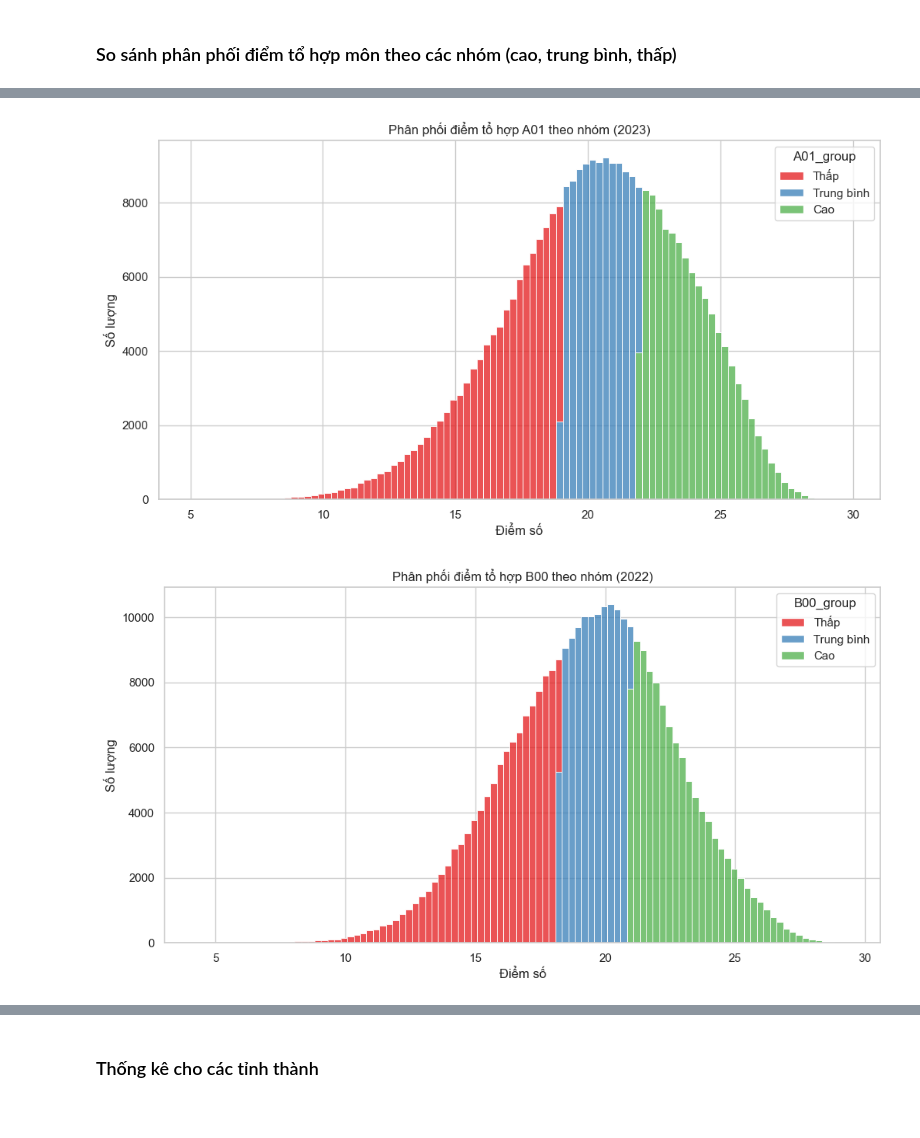
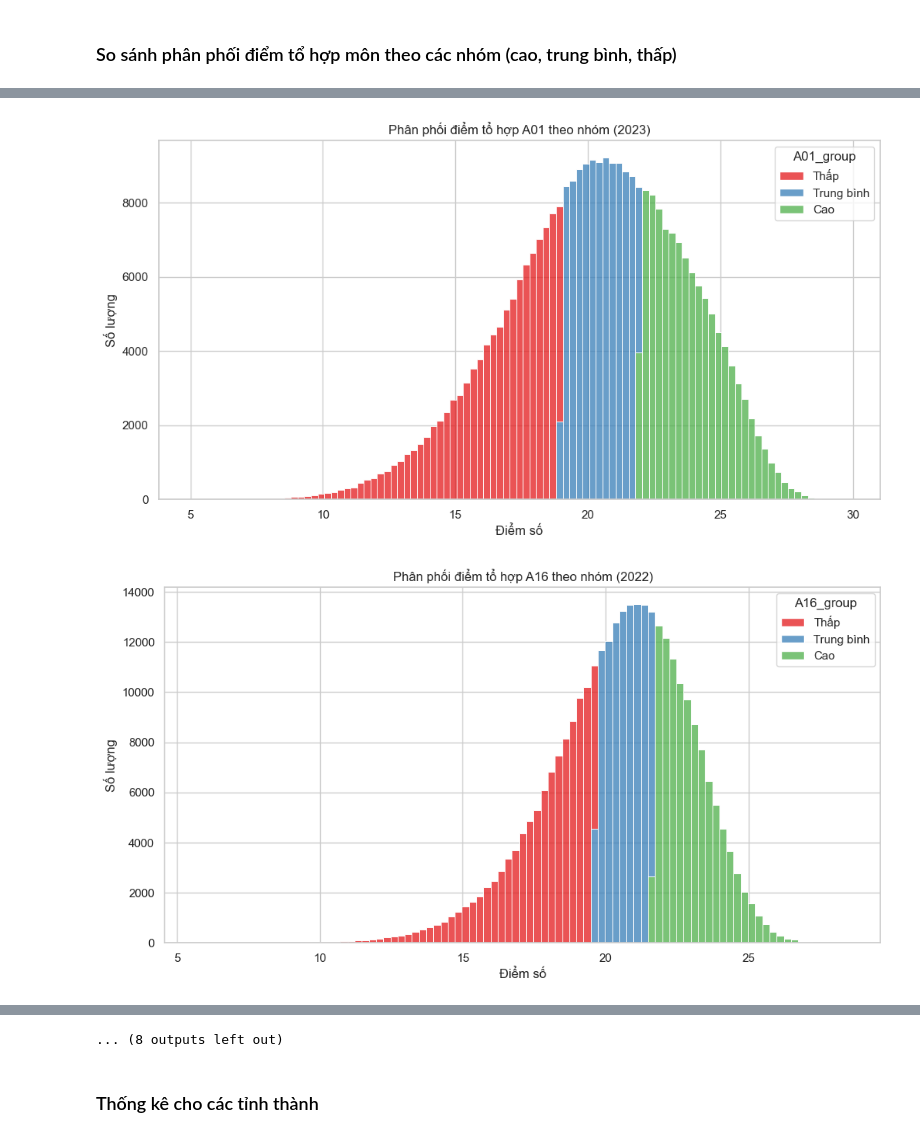
Before and after one commit to Dat-TG/THPTQG, a Jupyter notebook: analysis.ipynb, the cells around one changed output, grey strips where cells are left out. Drawn from its saved outputs; the diff is of its cells as text; code cells hidden in the pictures.

Commit message:
add more subjects and combinations

```diff
--- a/analysis.ipynb
+++ b/analysis.ipynb
@@ -89,3 +91,11 @@ df_2023.head()
+# %%
+def calculate_khtn_khxh(df):
+    df['khtn'] = (df['vat_li'] + df['hoa_hoc'] + df['sinh_hoc']) / 3
+    df['khxh'] = (df['lich_su'] + df['dia_li'] + df['gdcd']) / 4
+    return df
+
+df_2022 = calculate_khtn_khxh(df_2022)
+df_2023 = calculate_khtn_khxh(df_2023)
 # %% [markdown]
 ### Thống kê cơ bản về dữ liệu
 # %%
@@ -136,7 +146,7 @@ stats_combined_long.columns = ['Year', 'Statistic', 'Subject', 'Value']
 stats_combined_long.to_csv(path_processed + '/statistics_summary_long_format.csv', index=False)
 # %%
 # Danh sách các môn học
-subjects = ['toan', 'ngu_van', 'ngoai_ngu', 'vat_li', 'hoa_hoc', 'sinh_hoc', 'lich_su', 'dia_li', 'gdcd']
+subjects = ['toan', 'ngu_van', 'ngoai_ngu', 'vat_li', 'hoa_hoc', 'sinh_hoc', 'lich_su', 'dia_li', 'gdcd', 'khtn', 'khxh']
 
 # Tạo map cho tên môn học tiếng Việt có dấu
 subject_map = {
@@ -148,7 +158,9 @@ subject_map = {
     'sinh_hoc': 'Sinh học',
     'lich_su': 'Lịch sử',
     'dia_li': 'Địa lí',
-    'gdcd': 'GDCD'
+    'gdcd': 'GDCD',
+    'khtn': 'Khoa học tự nhiên',
+    'khxh': 'Khoa học xã hội'
 }
 # %% [markdown]
 ### Phổ điểm các môn
@@ -360,9 +373,14 @@ freq_combined.head()
 combinations = {
     'A00': ['toan', 'vat_li', 'hoa_hoc'],
     'A01': ['toan', 'vat_li', 'ngoai_ngu'],
+    'A16': ['toan', 'khtn', 'ngu_van'],
     'B00': ['toan', 'hoa_hoc', 'sinh_hoc'],
     'C00': ['ngu_van', 'lich_su', 'dia_li'],
-    'D01': ['toan', 'ngu_van', 'ngoai_ngu']
+    'C01': ['ngu_van', 'toan', 'vat_li'],
+    'D01': ['toan', 'ngu_van', 'ngoai_ngu'],
+    'D07': ['toan', 'hoa_hoc', 'ngoai_ngu'],
+    'D90': ['toan', 'khtn', 'ngoai_ngu'],
+    'D96': ['toan', 'khxh', 'ngoai_ngu'],
 }
 # %%
 # Hàm để tính tổng điểm cho từng tổ hợp môn
@@ -526,36 +547,34 @@ for subject in subjects:
 ### So sánh phân phối điểm tổ hợp môn theo các nhóm (cao, trung bình, thấp)
 # %%
 def categorize_scores_combo(df):
-    combos = ['A00', 'A01', 'B00', 'C00', 'D01']
-    for combo in combos:
+    for combo in combinations.keys():
         df[f'{combo}_group'] = pd.qcut(df[combo], 3, labels=['Thấp', 'Trung bình', 'Cao'])
     return df
 
 df_2022 = categorize_scores_combo(df_2022)
 df_2023 = categorize_scores_combo(df_2023)
 # %%
-# Vẽ biểu đồ phân phối điểm theo các nhóm
-combos = ['A00', 'A01', 'B00', 'C00', 'D01']
 
-for combo in combos:
+
+for combo in combinations.keys():
     plt.figure(figsize=(12, 6))
     sns.histplot(df_2022, x=combo, hue=f'{combo}_group', multiple="stack", palette='Set1', binwidth=0.25)
     plt.title(f'Phân phối điểm tổ hợp {combo} theo nhóm (2022)')
     plt.xlabel('Điểm số')
     plt.ylabel('Số lượng')
     plt.savefig(f'{path_img}/grouped_distribution_{combo}_2022.png')
     plt.show()
 
     plt.figure(figsize=(12, 6))
     sns.histplot(df_2023, x=combo, hue=f'{combo}_group', multiple="stack", palette='Set1', binwidth=0.25)
     plt.title(f'Phân phối điểm tổ hợp {combo} theo nhóm (2023)')
     plt.xlabel('Điểm số')
     plt.ylabel('Số lượng')
     plt.savefig(f'{path_img}/grouped_distribution_{combo}_2023.png')
     plt.show()
 # %% [output]
 [figure]
 [figure]
 [figure]
 [figure]
-[figure, old version]
+[figure, new version]
@@ -567,3 +588,4 @@ for combo in combos:
+... (8 outputs left out)
 # %% [markdown]
 ### Thống kê cho các tỉnh thành
 # %%
```
Also changed, not shown: parts of 18 cells of this notebook, 27 other files.
